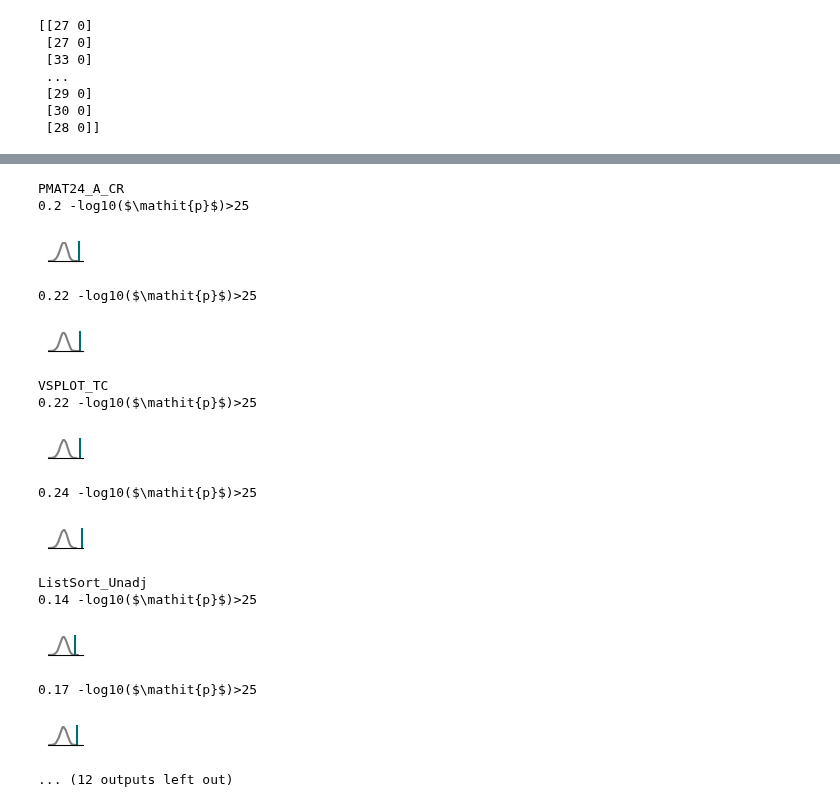
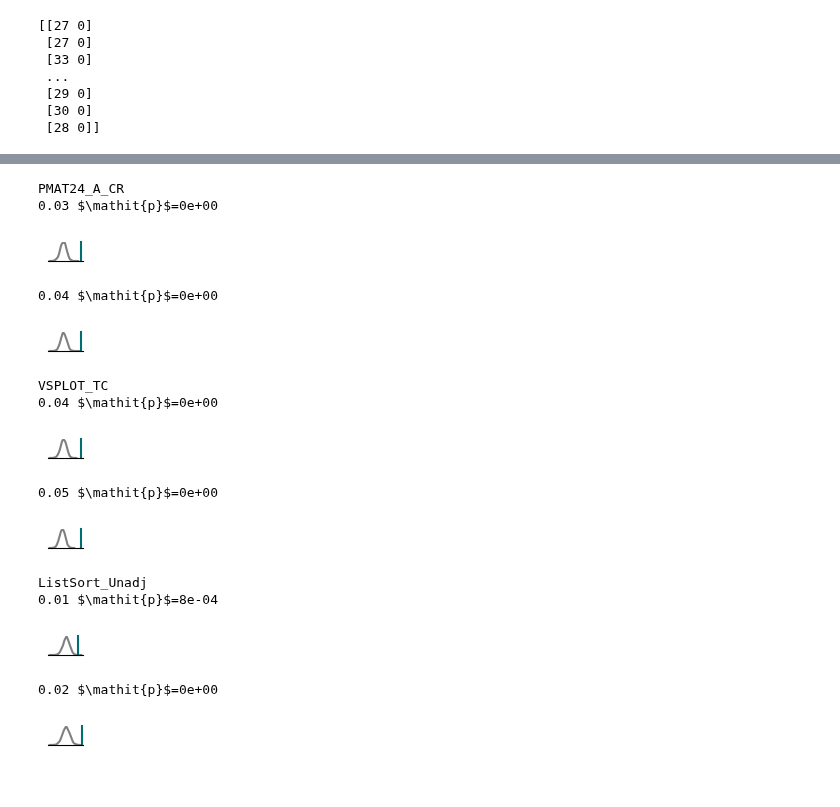
Before and after one commit to LindenParkesLab/nct_xr, a Jupyter notebook: scripts/results_control_energy_subjects.ipynb, the cells around one changed output, grey strips where cells are left out. Saved outputs shown, nothing was run; the diff lists cells and outputs as text; code cells hidden in the pictures.

```diff
--- a/scripts/results_control_energy_subjects.ipynb
+++ b/scripts/results_control_energy_subjects.ipynb
@@ -61,12 +61,17 @@ n_nodes = adjacency.shape[0]
 (400, 400, 960)
 (400, 960)
 # %%
+# hcp_cog_measures = [
+#     'PMAT24_A_CR', # fluid intelligence
+#     'VSPLOT_TC', # spatial orientation
+#     'ListSort_Unadj', # working memory
+#     'DDisc_AUC_40K', # delay discounting
+#     'Flanker_Unadj', # executive function
+# ]
 hcp_cog_measures = [
     'PMAT24_A_CR', # fluid intelligence
     'VSPLOT_TC', # spatial orientation
     'ListSort_Unadj', # working memory
-    'DDisc_AUC_40K', # delay discounting
-    'Flanker_Unadj', # executive function
 ]
 
 # restricted data for age
@@ -159,7 +164,7 @@ for i in tqdm(np.arange(n_subs)):
     control_energy[:, :, i] = log_args['control_energy']
     control_energy_variable_decay[:, :, i] = log_args['control_energy_variable_decay']
     control_energy_static_decay[:, :, i] = log_args['control_energy_static_decay']
-    adjacency_weights[:, :, :, i] = log_args['optimized_weights']
+    adjacency_weights[:, :, :, i] = -0 - log_args['optimized_weights']
 
 print(control_energy.shape, control_energy_variable_decay.shape, control_energy_static_decay.shape, adjacency_weights.shape)
 # %% [output]
@@ -212,7 +217,7 @@ df_plot.head()
 # %%
 y_vars = hcp_cog_measures.copy()
-df['cog_mean'] = df[y_vars].mean(axis=1)
-y_vars.append('cog_mean')
+# df['cog_mean'] = df[y_vars].mean(axis=1)
+# y_vars.append('cog_mean')
 
 n_vars = len(y_vars)
 print(y_vars, n_vars)
@@ -287,8 +294,11 @@ print(c)
 # %%
 strength = np.sum(adjacency, axis=0).T
 include_strength = False
+include_weights = False
 if include_strength is True:
     X_features = [control_energy_static_decay[~mask].T, control_energy_variable_decay[~mask].T, strength]
+elif include_weights is True:
+    X_features = [control_energy_static_decay[~mask].T, control_energy_variable_decay[~mask].T, adjacency_weights[~mask].mean(axis=1).T]
 else:
     X_features = [control_energy_static_decay[~mask].T, control_energy_variable_decay[~mask].T]
 # %%
@@ -444,46 +459,37 @@ for j in np.arange(n_y_vars):
 # %%
 for j in np.arange(n_y_vars):
     print(y_vars[j])
-    # # primary score
-    # f, ax = plt.subplots(2, 1, figsize=(1.25, 1.25))
-    # for i in np.arange(n_X_features):
-    #     observed = accuracy[i, j].mean()
-    #     null = accuracy_perm[i, j]
-    #     p_val = get_null_p(observed, null)
-    #     null_plot(observed, null, '', ax=ax[i], p_val=p_val, add_text=False)
-    # f.tight_layout()
-
-    # secondary score
     for i in np.arange(n_X_features):
-        observed = secondary_accuracy[i, j].mean()
-        null = secondary_accuracy_perm[i, j]
+        observed = accuracy[i, j].mean()
+        null = accuracy_perm[i, j]
+        # observed = secondary_accuracy[i, j].mean()
+        # null = secondary_accuracy_perm[i, j]
         p_val = get_null_p(observed, null)
         print(np.round(observed, 2), get_p_val_string(p_val))
         f, ax = plt.subplots(1, 1, figsize=(.45, .25))
         null_plot(observed, null, '', ax=ax, p_val=p_val, add_text=False, use_kde=True)
-        ax.set_xlim([-0.2, 0.25])
+        # ax.set_xlim([-0.2, 0.25])
         ax.tick_params(axis='x', which='both', bottom=False, labelbottom=False)
         ax.tick_params(axis='y', which='both', left=False, labelleft=False)
         ax.set_ylabel('')
         sns.despine(left=True, ax=ax)
         # if i == n_X_features-1:
             # ax.set_xlabel('empirical null')
         plt.show()
         f.savefig(os.path.join(outdir, 'hcp_prediction_null_{0}_{1}.svg'.format(i, y_vars[j])), dpi=600, bbox_inches="tight", pad_inches=0.01)
 # %% [output]
 PMAT24_A_CR
-0.2 -log10($\mathit{p}$)>25
+0.03 $\mathit{p}$=0e+00
 [figure]
-0.22 -log10($\mathit{p}$)>25
+0.04 $\mathit{p}$=0e+00
 [figure]
 VSPLOT_TC
-0.22 -log10($\mathit{p}$)>25
+0.04 $\mathit{p}$=0e+00
 [figure]
-0.24 -log10($\mathit{p}$)>25
+0.05 $\mathit{p}$=0e+00
 [figure]
 ListSort_Unadj
-0.14 -log10($\mathit{p}$)>25
+0.01 $\mathit{p}$=8e-04
-[figure, old version]
+[figure, new version]
-0.17 -log10($\mathit{p}$)>25
+0.02 $\mathit{p}$=0e+00
-[figure, old version]
+[figure, new version]
-... (12 outputs left out)
```
Also changed, not shown: parts of 7 cells of this notebook.
